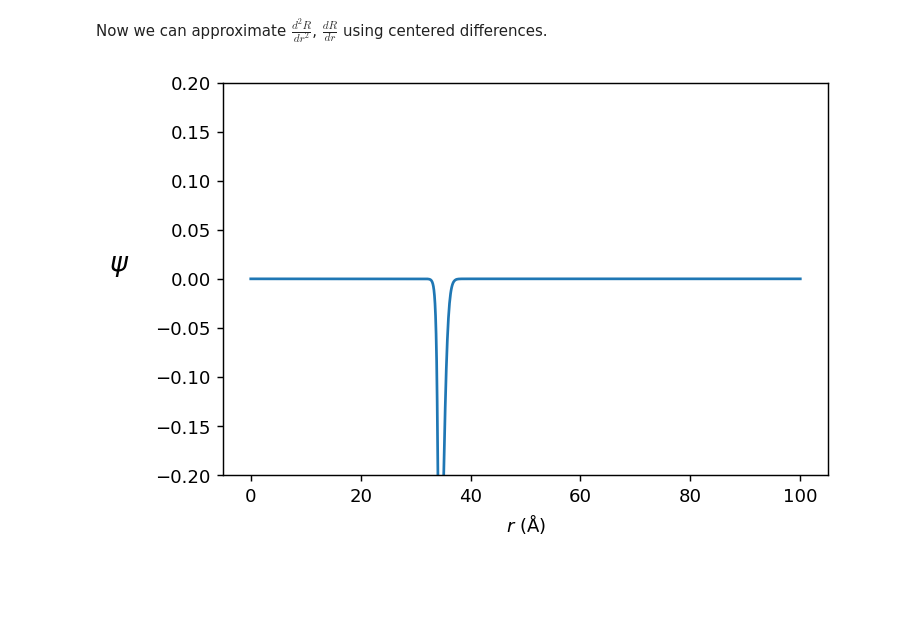
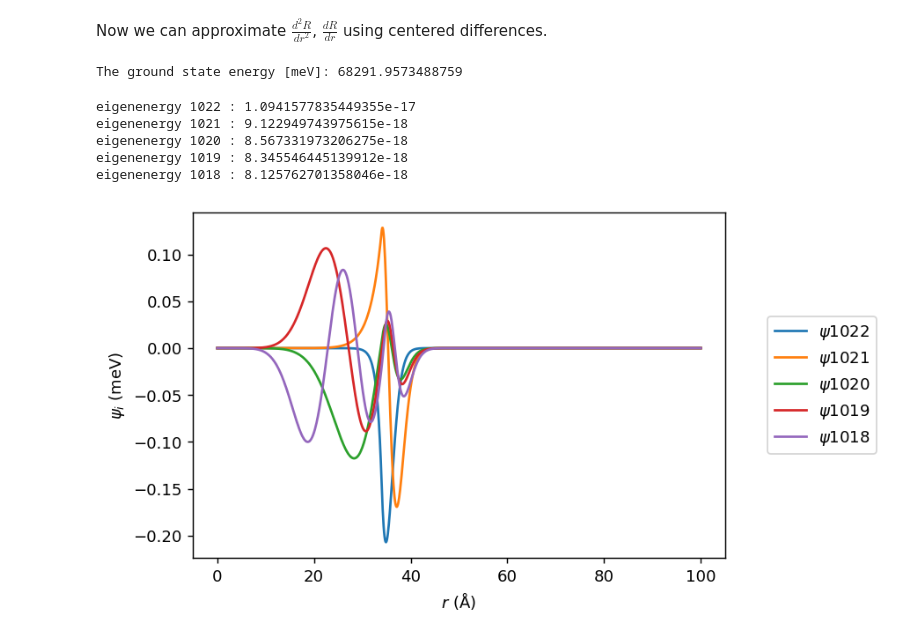
Before and after one commit to anabanami/scatterbrain, a Jupyter notebook: scatterbrain.ipynb, the cells around one changed output. Drawn from its saved outputs; the diff is of its cells as text; code cells hidden in the pictures; blank space fills up the shorter version.

Commit message:
making sense of boundstates, need to fix: potential scale.

```diff
--- a/scatterbrain.ipynb
+++ b/scatterbrain.ipynb
@@ -127,10 +111,11 @@ Now we can approximate $\frac{d^2R}{dr^2}$, $\frac{dR}{dr}$ using centered diffe
 A = np.zeros((N,N)) # main matrix
 dr = r[1] - r[0] # step size
 
-one_onR = np.zeros_like(A) # r is array, size: (1,1024)
+one_onr = np.zeros_like(A)
 for j in range(N):
-    one_onR[j,j] = 1 / r[j]
-# print(one_onR)
+    one_onr[j,j] = 1 / r[j] # r is array, size: (1,N)
+# print('this is one_onr:')
+# print(one_onr)
 
 first_dR = np.zeros_like(A) # first derivative matrix
 for j in range(N):
@@ -156,6 +141,7 @@ for j in range(N):
 # print('this is second_dR:')
 # print(second_dR)
 
+
 Schmidt_matrix = np.zeros_like(A)
 for j in range(N):
     Schmidt_matrix[j, j] = (2 / hbar**2) * M_red * V_Xe(r[j])
@@ -163,18 +149,47 @@ for j in range(N):
 # print(Schmidt_matrix)
 
 
-A = (1/dr**2) * second_dR + (1/ (2 * dr)) * one_onR @ first_dR - 10000*Schmidt_matrix #WHYYYYYY
+A = (1/dr**2) * second_dR + (1/ (2 * dr)) * one_onr @ first_dR - 1000 * Schmidt_matrix ########WHYYYYYY
 # print(A)
-#  we want to Diagonalise A
+# we want to Diagonalise A
 eigenvalues, unitary = np.linalg.eigh(A) # unitary's columns are eigenvectors of A
+# %%
+E_ground = (eigenvalues[1022] * hbar**2) / (2 * M_red)
+print(r'The ground state energy [meV]:', E_ground / meV)
+# %% [output]
+The ground state energy [meV]: 68291.9573488759
+# %%
+for i in range(1022,1017,-1):
+    E_i = (eigenvalues[i] * hbar**2) / (2 * M_red)
+    psi,= plt.plot(r / angstrom, unitary[:, i] + E_i, label=f"$\psi{i}$")
+    print('eigenenergy', i, ':', E_i)
+    plt.legend(loc='center right', bbox_to_anchor=(1.3, 0.5))
+
+#plt.plot(r / angstrom, V_Xe(r))
+ylabel = plt.ylabel(r'$\psi_i$ (meV)')
+plt.xlabel(r'$r$ (Å)')
+plt.savefig('5_boundstates_e3.png')
+plt.show()
+
+# plt.axis(ymin = -.35, ymax = .2)
+# ylabel = plt.ylabel(r'$V_{Xe}$ and $\psi$', fontsize=10, labelpad=20)
+# # ylabel.set_rotation(0)
+# plt.xlabel(r'$r$ (Å)')
+# plt.savefig('Schmidt_and_boundstate.png')
+# plt.show()
+# %% [output]
+eigenenergy 1022 : 1.0941577835449355e-17
+eigenenergy 1021 : 9.122949743975615e-18
+eigenenergy 1020 : 8.567331973206275e-18
+eigenenergy 1019 : 8.345546445139912e-18
+eigenenergy 1018 : 8.125762701358046e-18
+[figure, added]
 # %%
-# plt.plot(r / angstrom, V_Xe(r))
-plt.plot(r / angstrom, unitary[:, 1023])
-plt.axis(ymin = -.2, ymax = .2)
-ylabel = plt.ylabel(r'$\psi$', fontsize=15, labelpad=20)
-ylabel.set_rotation(0)
-plt.xlabel(r'$r$ (Å)')
-plt.savefig('Schmidt_boundstates.png')
-plt.show()
+## plt.plot(r / angstrom, V_Xe(r))
+# plt.plot(r / angstrom, unitary[:, 1022])
+# plt.axis(ymin = -.35, ymax = .2)
+# ylabel = plt.ylabel(r'$\psi$', fontsize=15, labelpad=20)
+# ylabel.set_rotation(0)
+# plt.xlabel(r'$r$ (Å)')
+# plt.savefig('Schmidt_groundstate.png')
+# plt.show()
-# %% [output]
-[figure, removed]
```
Also changed, not shown: parts of 11 cells of this notebook, 7 other files.
